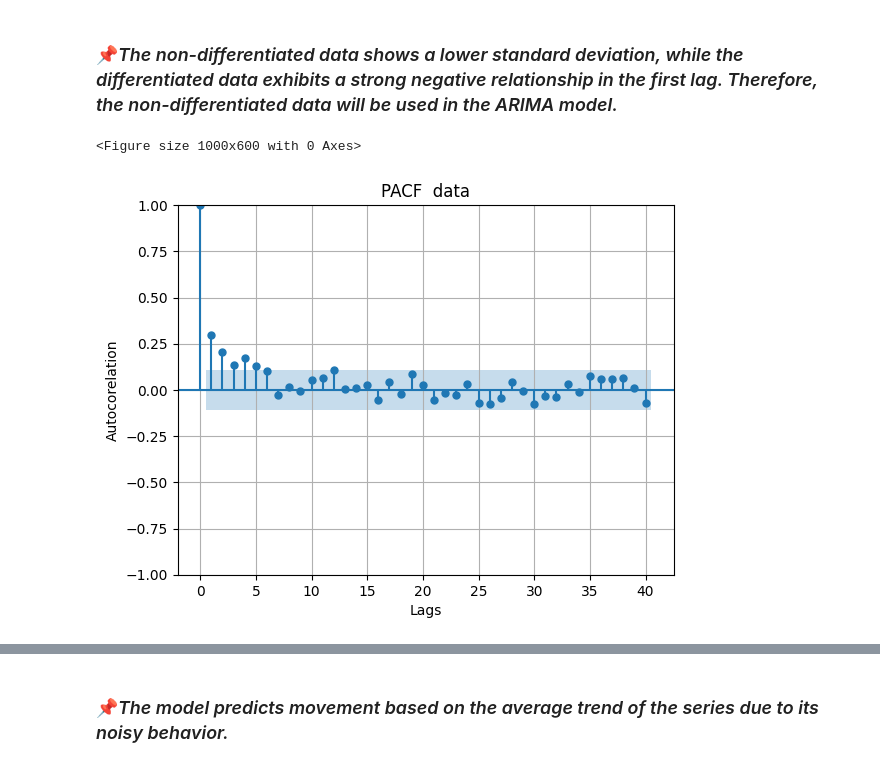
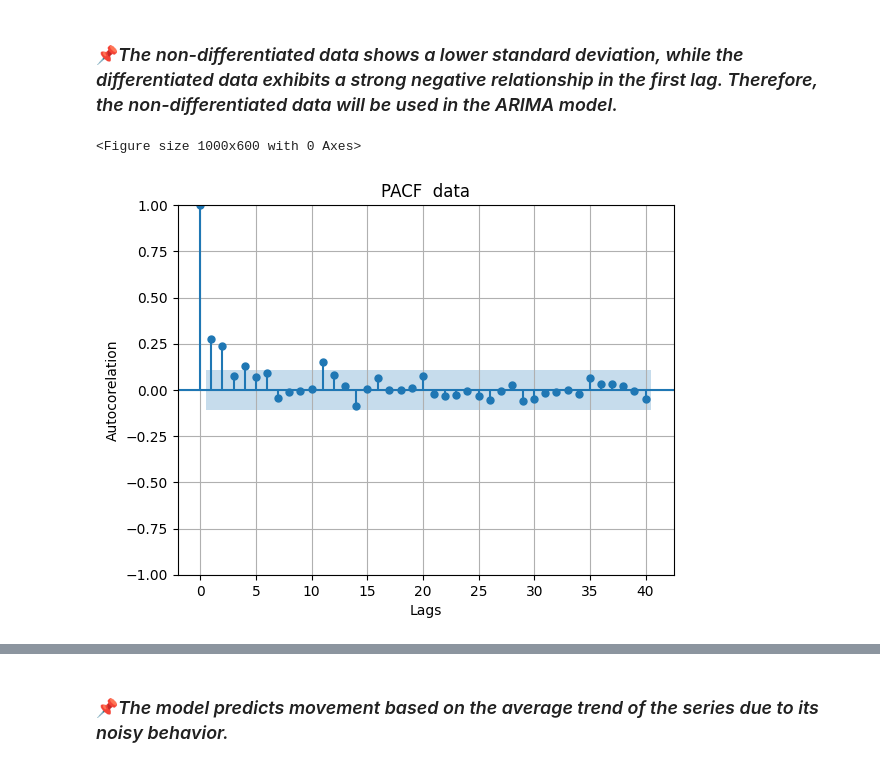
Before and after one commit to CaioMaxximus/CoffeeShop_Analysis, a Jupyter notebook: coffe-store-analisys.ipynb, the cells around one changed output, grey strips where cells are left out. Saved outputs shown, nothing was run; the diff lists cells and outputs as text; code cells hidden in the pictures.

```diff
--- a/coffe-store-analisys.ipynb
+++ b/coffe-store-analisys.ipynb
@@ -296,7 +291,8 @@ plt.show()
 # %% [markdown]
 ### ***Arima model***
 # %%
-re = daily_data
+loged_data = np.log(daily_data)
+re = loged_data
 print(re.std())
 plt.figure(figsize=(10, 6))
 plot_acf(re, lags=40)
@@ -328,18 +324,17 @@ dtype: float64
 # %% [markdown]
 ### 📌*The non-differentiated data shows a lower standard deviation, while the differentiated data exhibits a strong negative relationship in the first lag. Therefore, the non-differentiated data will be used in the ARIMA model.*
 # %%
-re = daily_data
-# print(re.std())
+re = loged_data
 plt.figure(figsize=(10, 6))
 plot_pacf(re, lags=40)
 plt.title("PACF  data")
 plt.xlabel("Lags")
 plt.ylabel("Autocorelation")
 plt.grid()
 plt.show()
 # %% [output]
 <Figure size 1000x600 with 0 Axes>
-[figure, old version]
+[figure, new version]
 # %%
 from statsmodels.tsa.arima.model import ARIMA
 from sklearn.metrics import mean_squared_error
```
Also changed, not shown: parts of 24 cells of this notebook.
